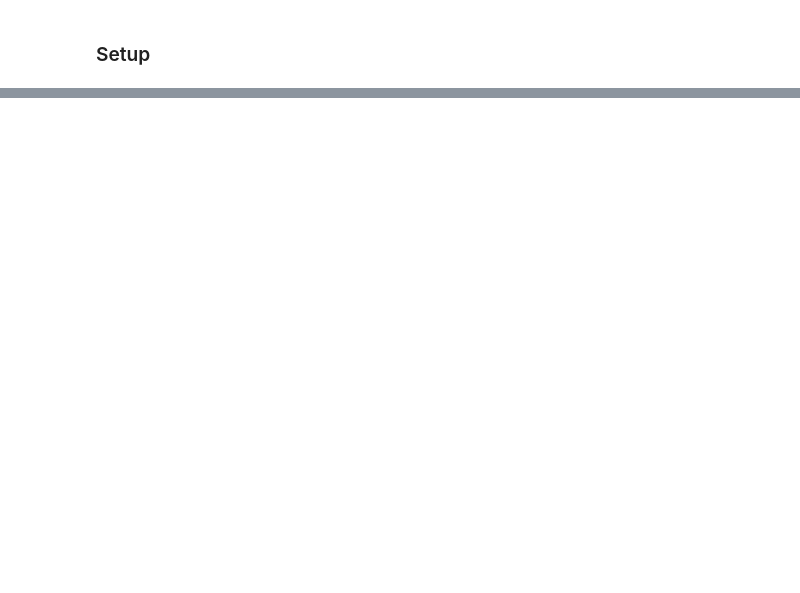
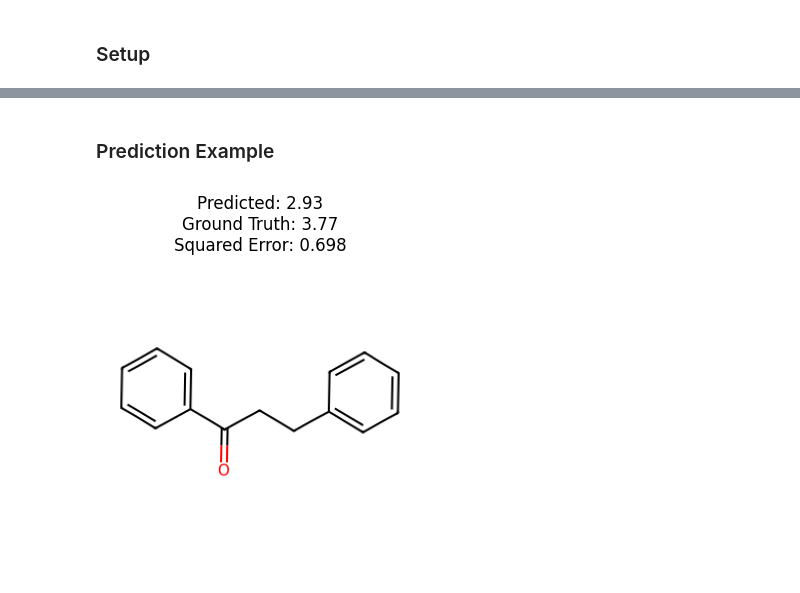
Before and after one commit to Pentaphone/nn_tests, a Jupyter notebook: nn_test2/nn_test2.ipynb, the cells around one changed output, grey strips where cells are left out. Drawn from its saved outputs; the diff is of its cells as text; code cells hidden in the pictures; blank space fills up the shorter version.

```diff
--- a/nn_test2/nn_test2.ipynb
+++ b/nn_test2/nn_test2.ipynb
@@ -89,0 +247,33 @@ for i in range(4):
+# %% [markdown]
+### Prediction Example
+# %%
+def pred_example(model, dataset, i=None):
+  model.eval()
+
+  # dataset argument is a Subset (like test_data). A Subset object does not have get_data(), but its underlying full dataset does.
+  full_data = dataset.dataset.get_data()
+
+  if i is None:
+    idx_within_subset = torch.randint(0, len(dataset), (1,)).item()
+    idx_within_full_data = dataset.indices[idx_within_subset]
+  else:
+    idx_within_full_data = i
+
+  smiles = full_data.loc[idx_within_full_data, "RDKIT_SMILES"]
+  image = smiles_to_img(smiles)
+  formula = rdMolDescriptors.CalcMolFormula(Chem.MolFromSmiles(smiles))
+  ground_truth = full_data.loc[idx_within_full_data, "exp"]
+
+  fp_tensor = smiles_to_fp(smiles)
+  pred = model(fp_tensor.unsqueeze(0)).squeeze(0).item()
+  sq_error = (pred - ground_truth)**2
+
+  plt.figure(figsize=(4,4))
+  plt.axis("off")
+  plt.title(f"Predicted: {pred:.2f}\nGround Truth: {ground_truth}\nSquared Error: {sq_error:.3f}")
+
+  plt.imshow(image)
+
+pred_example(model, test_data)
+# %% [output]
+[figure, added]
```
Also changed, not shown: parts of 9 cells of this notebook.
